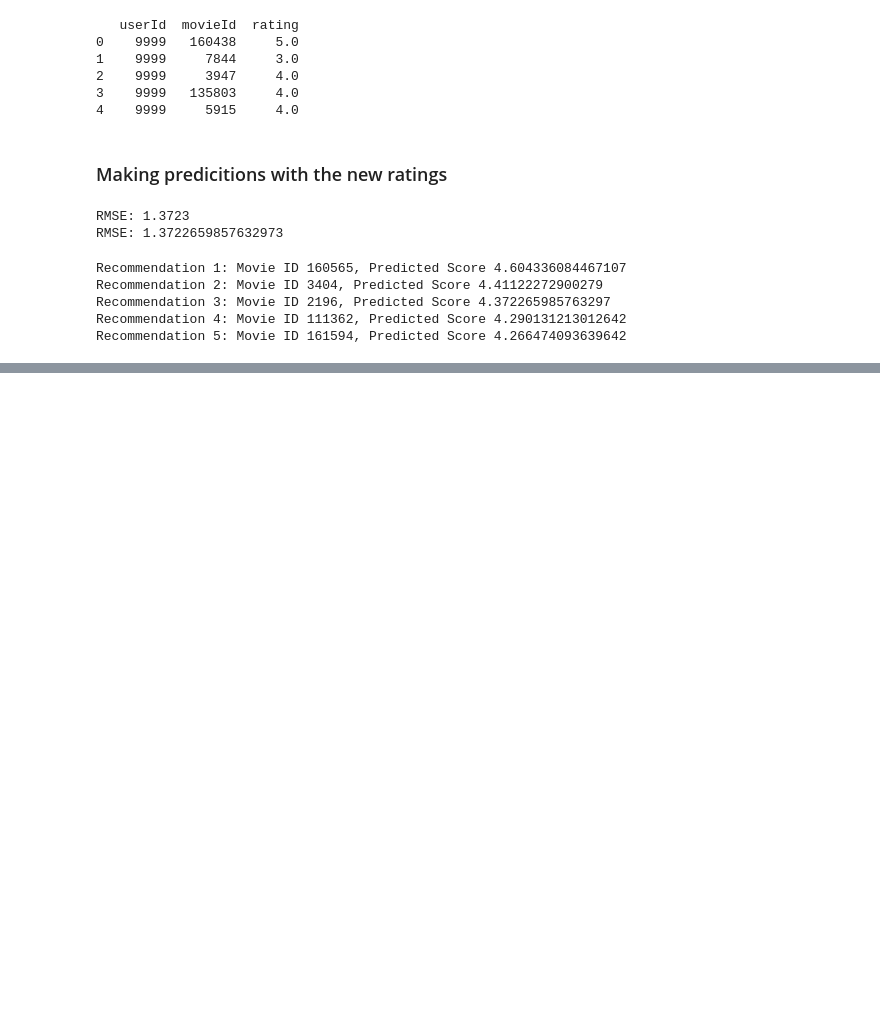
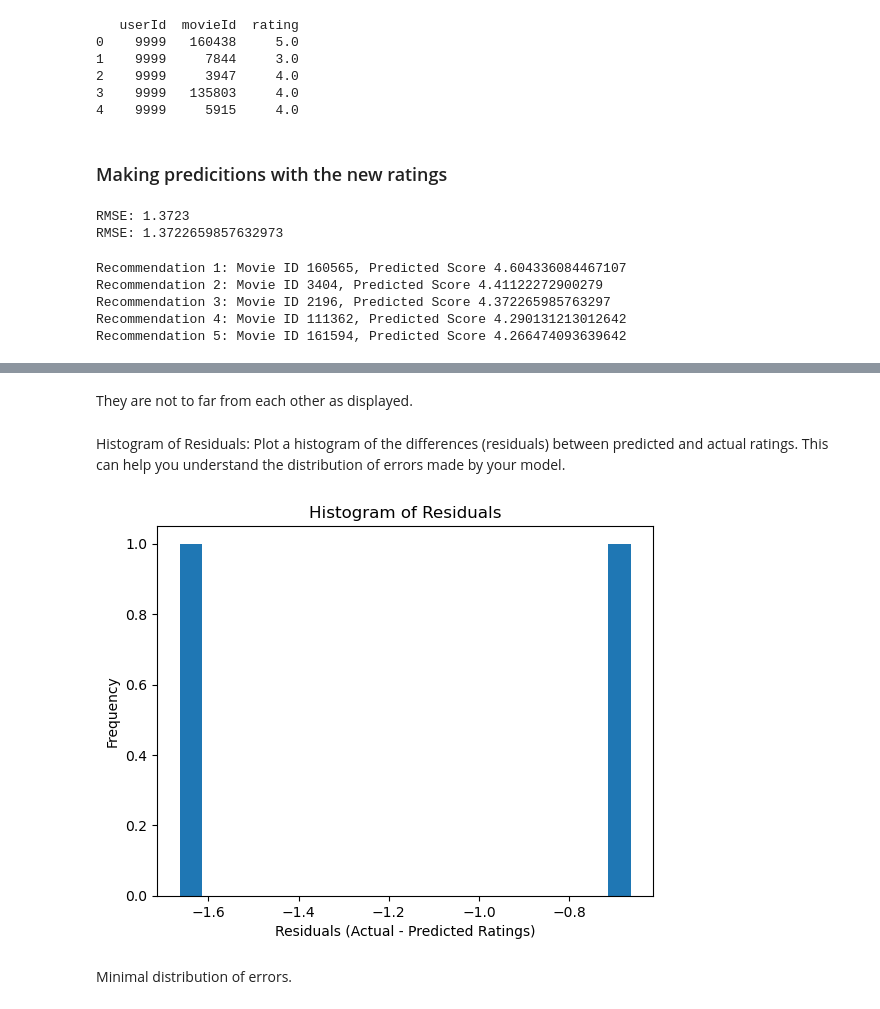
Before and after one commit to raphiqi/Recommendation-system-for-Movies-analysis-from-MovieLens, a Jupyter notebook: Movie Recommendation.ipynb, the cells around one changed output, grey strips where cells are left out. Cells and saved outputs as stored; diff of their text form; code cells hidden in the pictures; blank space fills up the shorter version.

```diff
--- a/Movie Recommendation.ipynb
+++ b/Movie Recommendation.ipynb
@@ -665,0 +900,16 @@ def recommended_movies(user_ratings, movie_title_df, n):
+# %% [markdown]
+They are not to far from each other as displayed.
+# %% [markdown]
+Histogram of Residuals: Plot a histogram of the differences (residuals) between predicted and actual ratings. This can help you understand the distribution of errors made by your model.
+# %%
+residuals = [prediction.r_ui - prediction.est for prediction in predictions]
+
+plt.hist(residuals, bins=20)
+plt.xlabel('Residuals (Actual - Predicted Ratings)')
+plt.ylabel('Frequency')
+plt.title('Histogram of Residuals')
+plt.show()
+# %% [output]
+[figure, added]
+# %% [markdown]
+Minimal distribution of errors.
```
Also changed, not shown: parts of 14 cells of this notebook.
